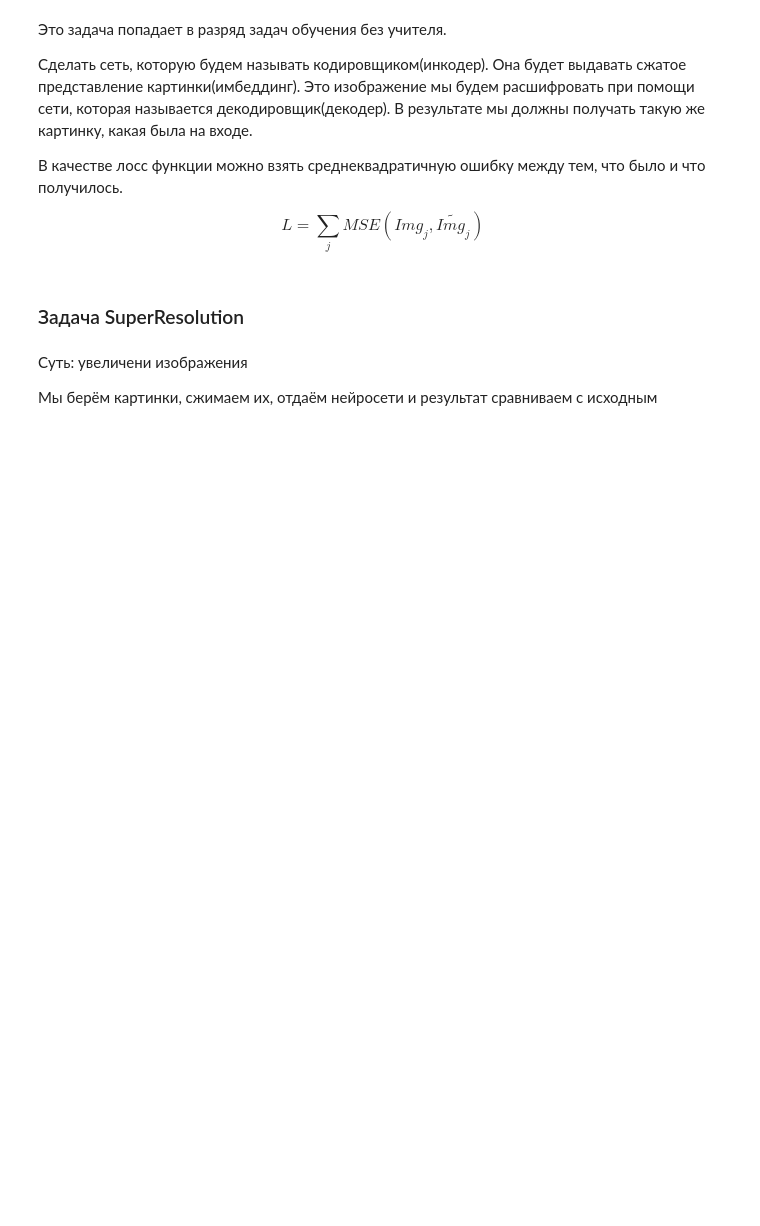
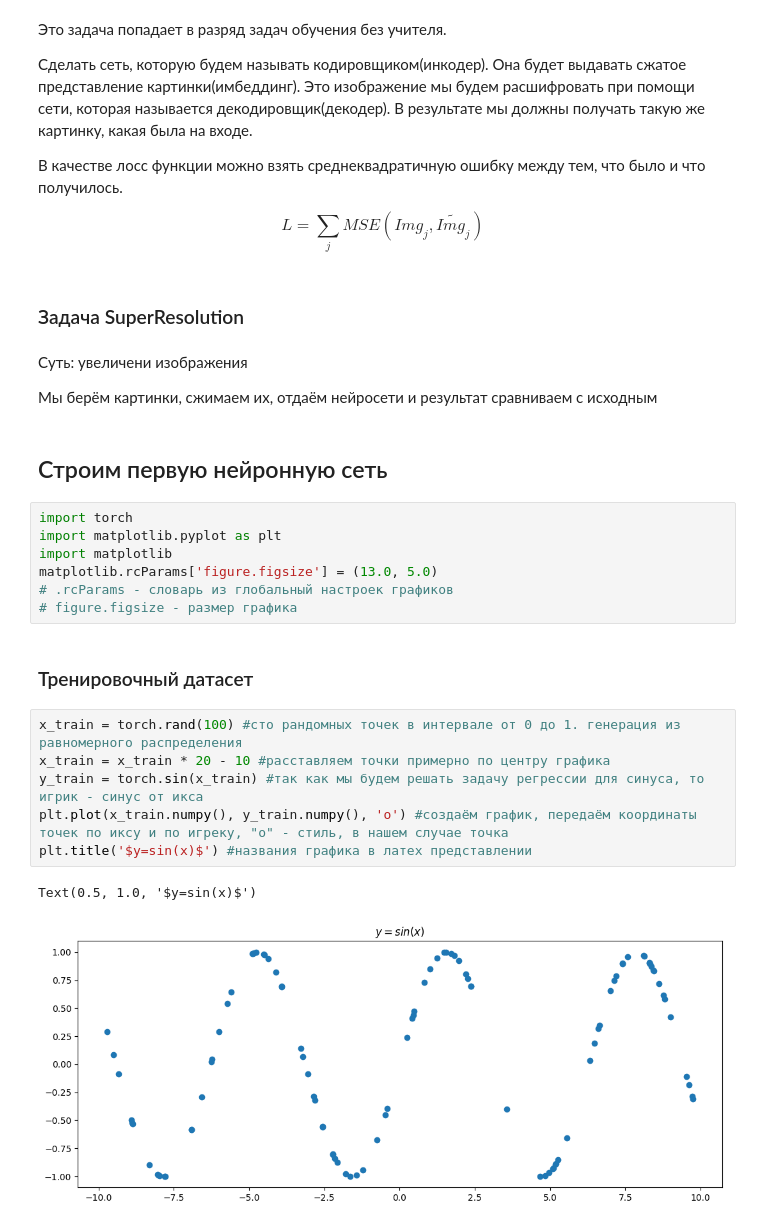
Before and after one commit to KORALLLL/summer_practice, a Jupyter notebook: notebooks/neural_networks_and_computer_vision.ipynb, the cells around one changed output. Drawn from its saved outputs; the diff is of its cells as text; blank space fills up the shorter version.

```diff
--- a/notebooks/neural_networks_and_computer_vision.ipynb
+++ b/notebooks/neural_networks_and_computer_vision.ipynb
@@ -857,3 +857,23 @@ $$
 Cуть: увеличени изображения
 
 Мы берём картинки, сжимаем их, отдаём нейросети и результат сравниваем с исходным
+# %% [markdown]
+## Строим первую нейронную сеть
+# %%
+import torch
+import matplotlib.pyplot as plt
+import matplotlib
+matplotlib.rcParams['figure.figsize'] = (13.0, 5.0)
+# .rcParams - словарь из глобальный настроек графиков
+# figure.figsize - размер графика
+# %% [markdown]
+### Тренировочный датасет
+# %%
+x_train = torch.rand(100) #сто рандомных точек в интервале от 0 до 1. генерация из равномерного распределения
+x_train = x_train * 20 - 10 #расставляем точки примерно по центру графика
+y_train = torch.sin(x_train) #так как мы будем решать задачу регрессии для синуса, то игрик - синус от икса
+plt.plot(x_train.numpy(), y_train.numpy(), 'o') #создаём график, передаём координаты точек по иксу и по игреку, "о" - стиль, в нашем случае точка
+plt.title('$y=sin(x)$') #названия графика в латех представлении
+# %% [output]
+Text(0.5, 1.0, '$y=sin(x)$')
+[figure, added]
```
Also changed, not shown: parts of 30 cells of this notebook.
